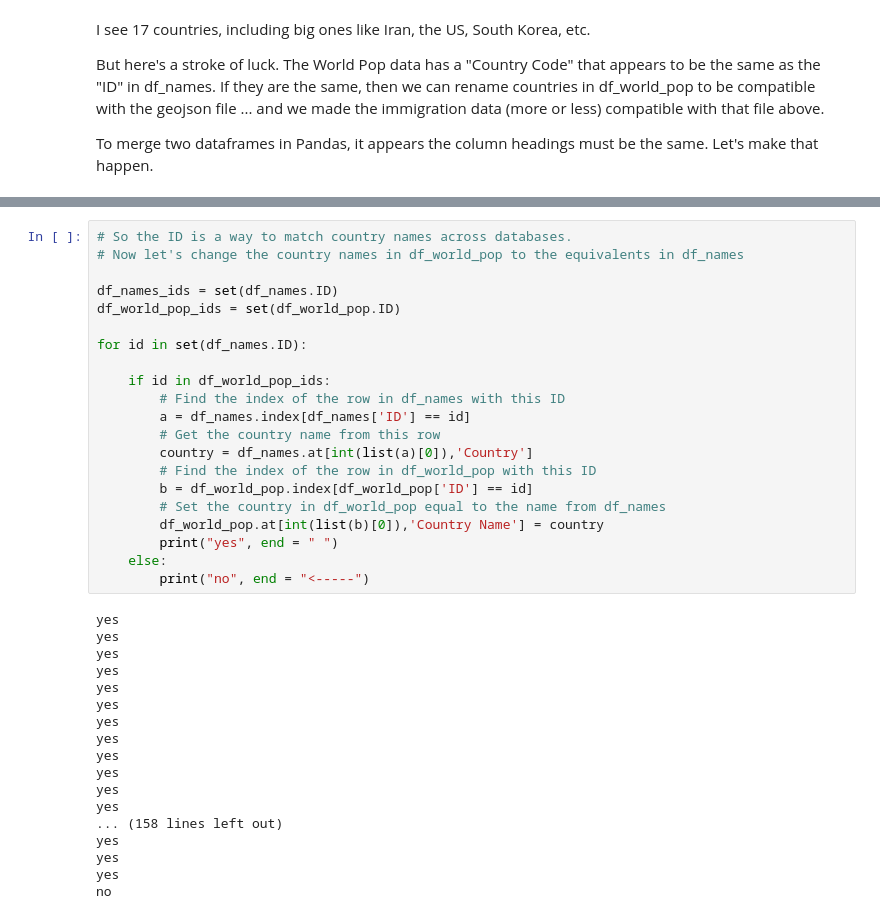
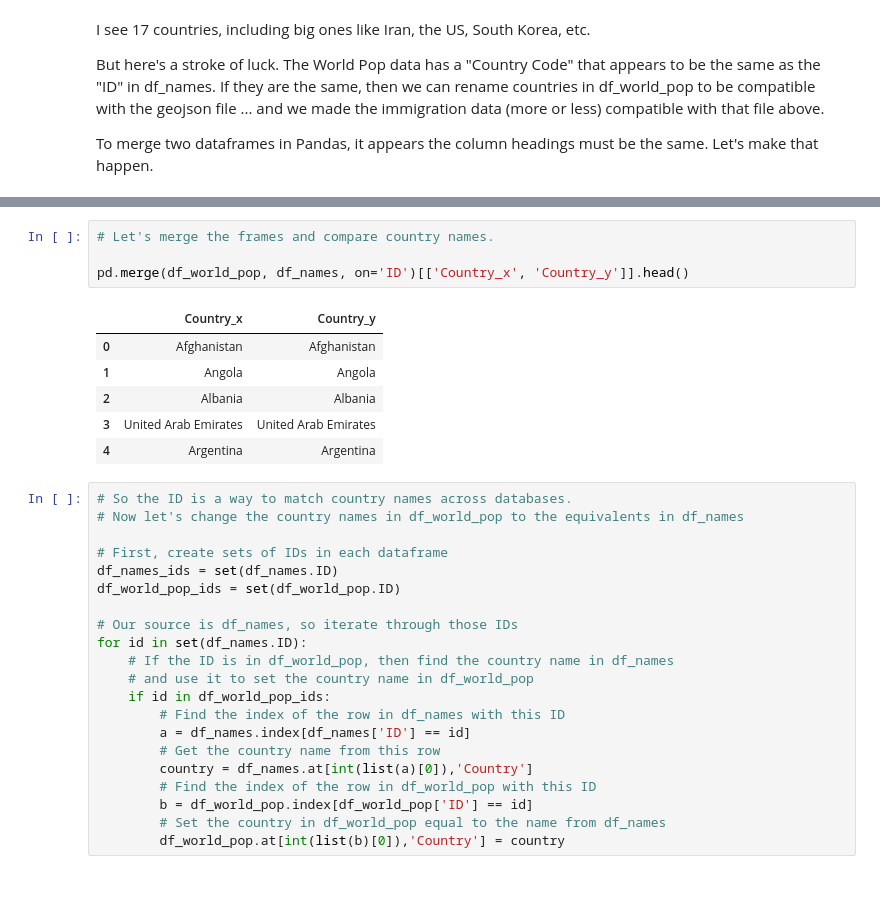
Before and after one commit to JamesDCage/31-31-Canada-01, a Jupyter notebook: Clean world_countries.json.ipynb, the cells around one changed output, grey strips where cells are left out. Drawn from its saved outputs; the diff is of its cells as text; blank space fills up the shorter version.

```diff
--- a/Clean world_countries.json.ipynb
+++ b/Clean world_countries.json.ipynb
@@ -233,12 +234,26 @@ pd.merge(df_world_pop, df_names, on='ID')[['Country Name', 'Country']]
+# %%
+# Let's merge the frames and compare country names.
+
+pd.merge(df_world_pop, df_names, on='ID')[['Country_x', 'Country_y']].head()
+# %% [output]
+|  | Country_x | Country_y |
+| 0 | Afghanistan | Afghanistan |
+| 1 | Angola | Angola |
+| 2 | Albania | Albania |
+| 3 | United Arab Emirates | United Arab Emirates |
+| 4 | Argentina | Argentina |
 # %%
 # So the ID is a way to match country names across databases.
 # Now let's change the country names in df_world_pop to the equivalents in df_names
 
+# First, create sets of IDs in each dataframe
 df_names_ids = set(df_names.ID)
 df_world_pop_ids = set(df_world_pop.ID)
 
+# Our source is df_names, so iterate through those IDs
 for id in set(df_names.ID):
-
+    # If the ID is in df_world_pop, then find the country name in df_names
+    # and use it to set the country name in df_world_pop
     if id in df_world_pop_ids:
         # Find the index of the row in df_names with this ID
         a = df_names.index[df_names['ID'] == id]
@@ -247,25 +262,4 @@ for id in set(df_names.ID):
         # Find the index of the row in df_world_pop with this ID
         b = df_world_pop.index[df_world_pop['ID'] == id]
         # Set the country in df_world_pop equal to the name from df_names
-        df_world_pop.at[int(list(b)[0]),'Country Name'] = country
-        print("yes", end = " ")
-    else:
-        print("no", end = "<-----")
+        df_world_pop.at[int(list(b)[0]),'Country'] = country
-# %% [output]
-yes
-yes
-yes
-yes
-yes
-yes
-yes
-yes
-yes
-yes
-yes
-yes
-... (158 lines left out)
-yes
-yes
-yes
-no
```
Also changed, not shown: parts of 23 cells of this notebook, 1 other file.
